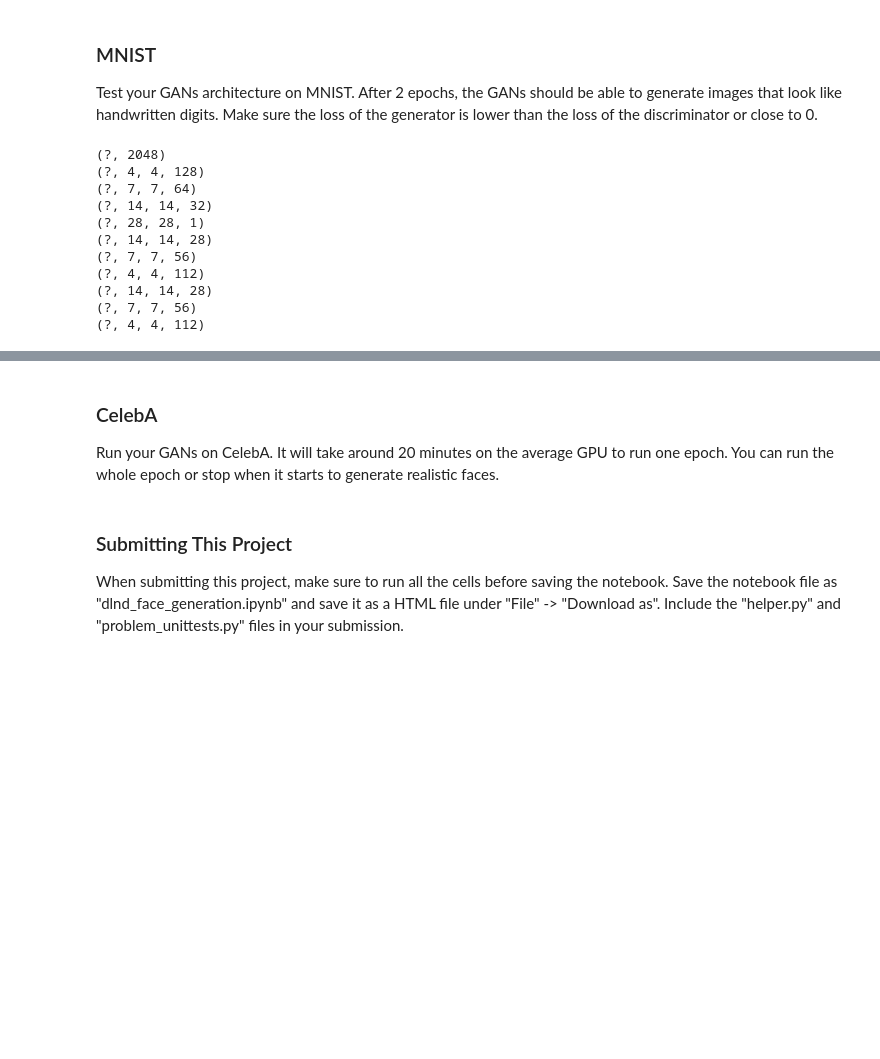
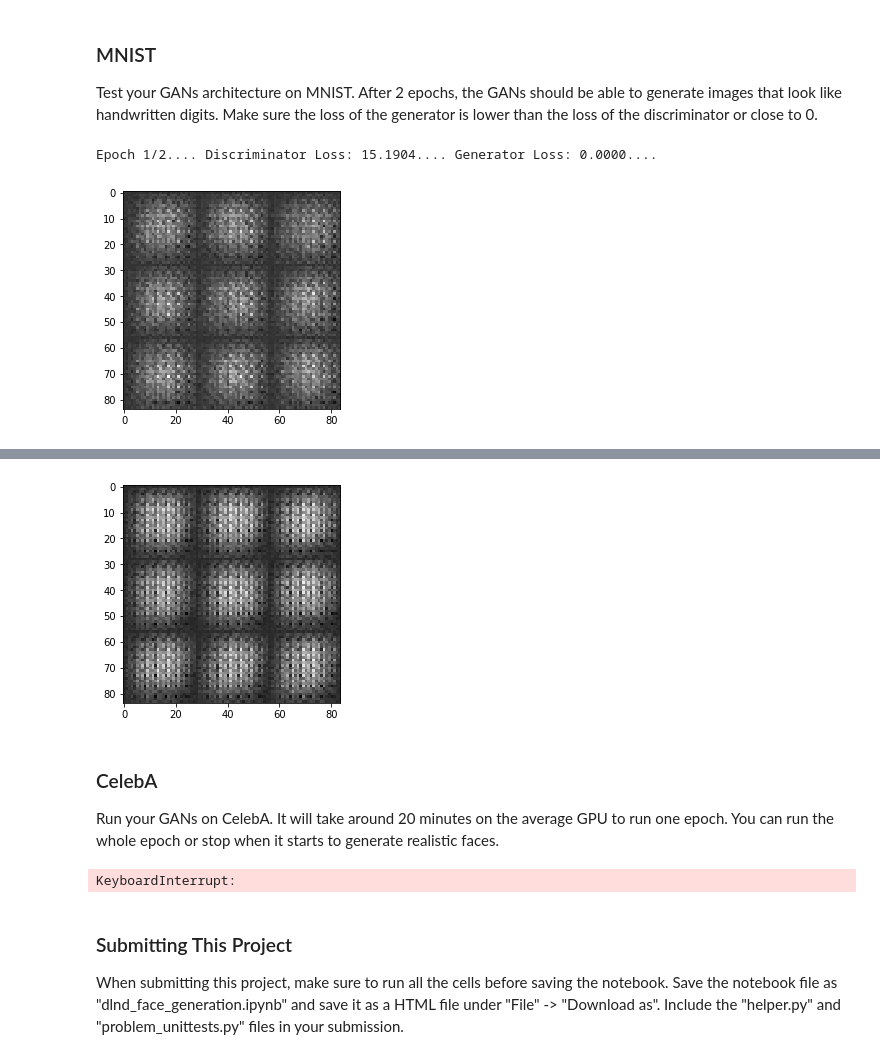
Before and after one commit to george-studenko/DL-GAN-Face-Generation, a Jupyter notebook: dlnd_face_generation.ipynb, the cells around one changed output, grey strips where cells are left out. Drawn from its saved outputs; the diff is of its cells as text; code cells hidden in the pictures; blank space fills up the shorter version.

```diff
--- a/dlnd_face_generation.ipynb
+++ b/dlnd_face_generation.ipynb
@@ -191,30 +184,30 @@ def generator(z, out_channel_dim, is_train=True):
     """
     with tf.variable_scope('generator', reuse= not is_train):
         units = 4*4*128
-        alpha = 0.01
+        alpha = 0.2
 
         x0 = tf.layers.dense(z,units)
 
-        print(x0.shape)
+        #print(x0.shape)
         x0 = tf.reshape(x0,(-1,4,4,128))
         x0_normalized = tf.layers.batch_normalization(x0,training= is_train)
         relu1 = tf.maximum(alpha * x0_normalized, x0_normalized)
 
-        print(x0.shape)
+        #print(x0.shape)
 
         x1 = tf.layers.conv2d_transpose(relu1,64,4,strides=1,padding='valid')
         x1_normalized = tf.layers.batch_normalization(x1, training=is_train)
         relu2 = tf.maximum(alpha * x1_normalized, x1_normalized)
 
-        print(relu2.shape)
+        #print(relu2.shape)
 
         x2 = tf.layers.conv2d_transpose(relu2,32,5,strides=2,padding='same')
         x2_normalized = tf.layers.batch_normalization(x2, training=is_train)
         relu3 = tf.maximum(alpha * x2_normalized, x2_normalized)
-        print(relu3.shape)
+        #print(relu3.shape)
         x3 = tf.layers.conv2d_transpose(relu3,out_channel_dim,5,strides=2,padding='same')
         x3_normalized = tf.layers.batch_normalization(x3, training=is_train)
-        print(x3_normalized.shape)
+        #print(x3_normalized.shape)
         out = tf.tanh(x3_normalized)
 
     return out
@@ -365,10 +337,15 @@ def train(epoch_count, batch_size, z_dim, learning_rate, beta1, get_batches, dat
     :param data_shape: Shape of the data
     :param data_image_mode: The image mode to use for images ("RGB" or "L")
     """
-    real_input_images, z_data, l_rate = model_inputs(data_shape[1], data_shape[2], data_shape[3], z_dim)
+    real_input_images, z_data, lr = model_inputs(data_shape[1], data_shape[2], data_shape[3], z_dim)
     d_loss, g_loss = model_loss(real_input_images, z_data,  data_shape[3])
     d_train_optimization, g_train_optimization = model_opt(d_loss, g_loss, learning_rate, beta1)
+
     steps = 0
+    losses = []
+    samples = []
+
+
     with tf.Session() as sess:
         sess.run(tf.global_variables_initializer())
         for epoch_i in range(epoch_count):
@@ -376,51 +353,41 @@ def train(epoch_count, batch_size, z_dim, learning_rate, beta1, get_batches, dat
                             steps += 1
 
             batch_images = batch_images * 2
-
             batch_z = np.random.uniform(-1, 1, size=(batch_size, z_dim))
 
             # run optimizers
-            _ = sess.run(d_train_opt, feed_dict = {input_real: batch_images, input_z: batch_z, lr: learning_rate})
-            _ = sess.run(g_train_opt, feed_dict = {input_z: batch_z, input_real : batch_images, lr: learning_rate})
+            _ = sess.run(d_train_optimization, feed_dict = {real_input_images: batch_images, z_data: batch_z, lr: learning_rate})
+            _ = sess.run(g_train_optimization, feed_dict = {z_data: batch_z, real_input_images : batch_images, lr: learning_rate})
 
 
-            if steps % 10 == 0:
+            if steps % 1 == 0:
                 # At the end of each epoch, get the losses and print them out
-                train_loss_d = d_loss.eval({input_z: batch_z, input_real: batch_images, lr: learning_rate})
-                train_loss_g = g_loss.eval({input_z: batch_z, lr: learning_rate})
+                train_loss_d = d_loss.eval({z_data: batch_z, real_input_images: batch_images, lr: learning_rate})
+                train_loss_g = g_loss.eval({z_data: batch_z, lr: learning_rate})
                 losses.append((train_loss_d, train_loss_g))
                 print("Epoch {}/{}....".format(epoch_i+1, epoch_count),
                  "Discriminator Loss: {:.4f}....".format(train_loss_d),
                  "Generator Loss: {:.4f}....". format(train_loss_g))
-                show_generator_output(sess, 10, input_z, data_shape[3], data_image_mode)
+                show_generator_output(sess, 10, z_data, data_shape[3], data_image_mode)
 # %% [markdown]
 ### MNIST
 Test your GANs architecture on MNIST.  After 2 epochs, the GANs should be able to generate images that look like handwritten digits.  Make sure the loss of the generator is lower than the loss of the discriminator or close to 0.
 # %%
-batch_size = 100
-z_dim = 28
-learning_rate = 0.001
-beta1 = 0.002
+batch_size = 1024
+z_dim = 512
+learning_rate = 0.003
+beta1 = 0.7
 
 
 """
 DON'T MODIFY ANYTHING IN THIS CELL THAT IS BELOW THIS LINE
 """
-epochs = 10
+epochs = 2
 
 mnist_dataset = helper.Dataset('mnist', glob(os.path.join(data_dir, 'mnist/*.jpg')))
 with tf.Graph().as_default():
     train(epochs, batch_size, z_dim, learning_rate, beta1, mnist_dataset.get_batches,
           mnist_dataset.shape, mnist_dataset.image_mode)
 # %% [output]
-(?, 2048)
-(?, 4, 4, 128)
-(?, 7, 7, 64)
-(?, 14, 14, 32)
-(?, 28, 28, 1)
-(?, 14, 14, 28)
-(?, 7, 7, 56)
-(?, 4, 4, 112)
-(?, 14, 14, 28)
-(?, 7, 7, 56)
-(?, 4, 4, 112)
+Epoch 1/2.... Discriminator Loss: 15.1904.... Generator Loss: 0.0000....
+[figure, added]
@@ -427,22 +395,25 @@ with tf.Graph().as_default():
+[figure, added]
 # %% [markdown]
 ### CelebA
 Run your GANs on CelebA.  It will take around 20 minutes on the average GPU to run one epoch.  You can run the whole epoch or stop when it starts to generate realistic faces.
 # %%
-batch_size = None
-z_dim = None
-learning_rate = None
-beta1 = None
+batch_size = 200
+z_dim = 500
+learning_rate = 0.004
+beta1 = 0.3
 
 
 """
 DON'T MODIFY ANYTHING IN THIS CELL THAT IS BELOW THIS LINE
 """
-epochs = 1
+epochs = 2
 
 celeba_dataset = helper.Dataset('celeba', glob(os.path.join(data_dir, 'img_align_celeba/*.jpg')))
 with tf.Graph().as_default():
     train(epochs, batch_size, z_dim, learning_rate, beta1, celeba_dataset.get_batches,
           celeba_dataset.shape, celeba_dataset.image_mode)
+# %% [output]
+KeyboardInterrupt:
 # %% [markdown]
 ### Submitting This Project
 When submitting this project, make sure to run all the cells before saving the notebook. Save the notebook file as "dlnd_face_generation.ipynb" and save it as a HTML file under "File" -> "Download as". Include the "helper.py" and "problem_unittests.py" files in your submission.
```
Also changed, not shown: parts of 4 cells of this notebook.
